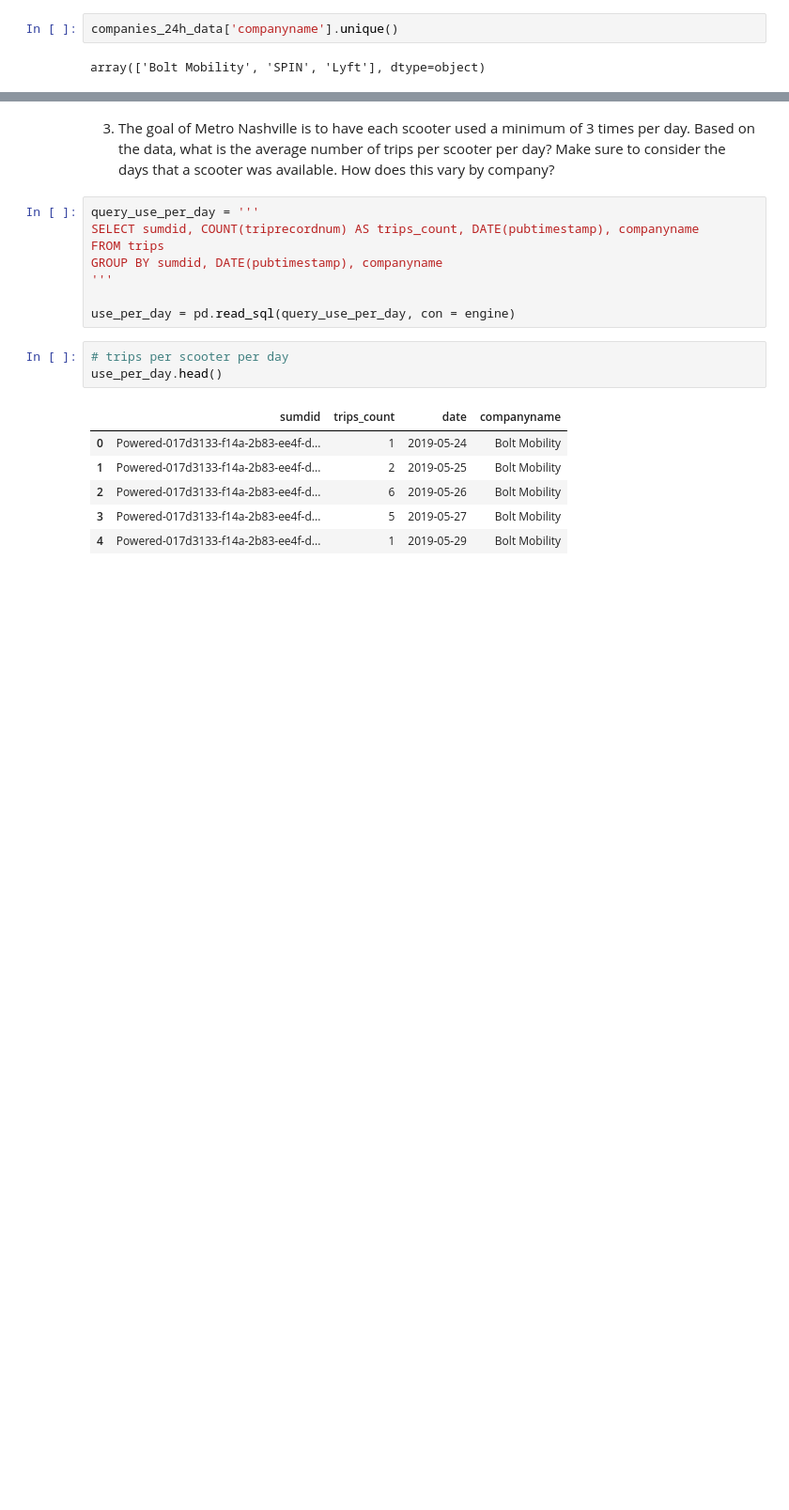
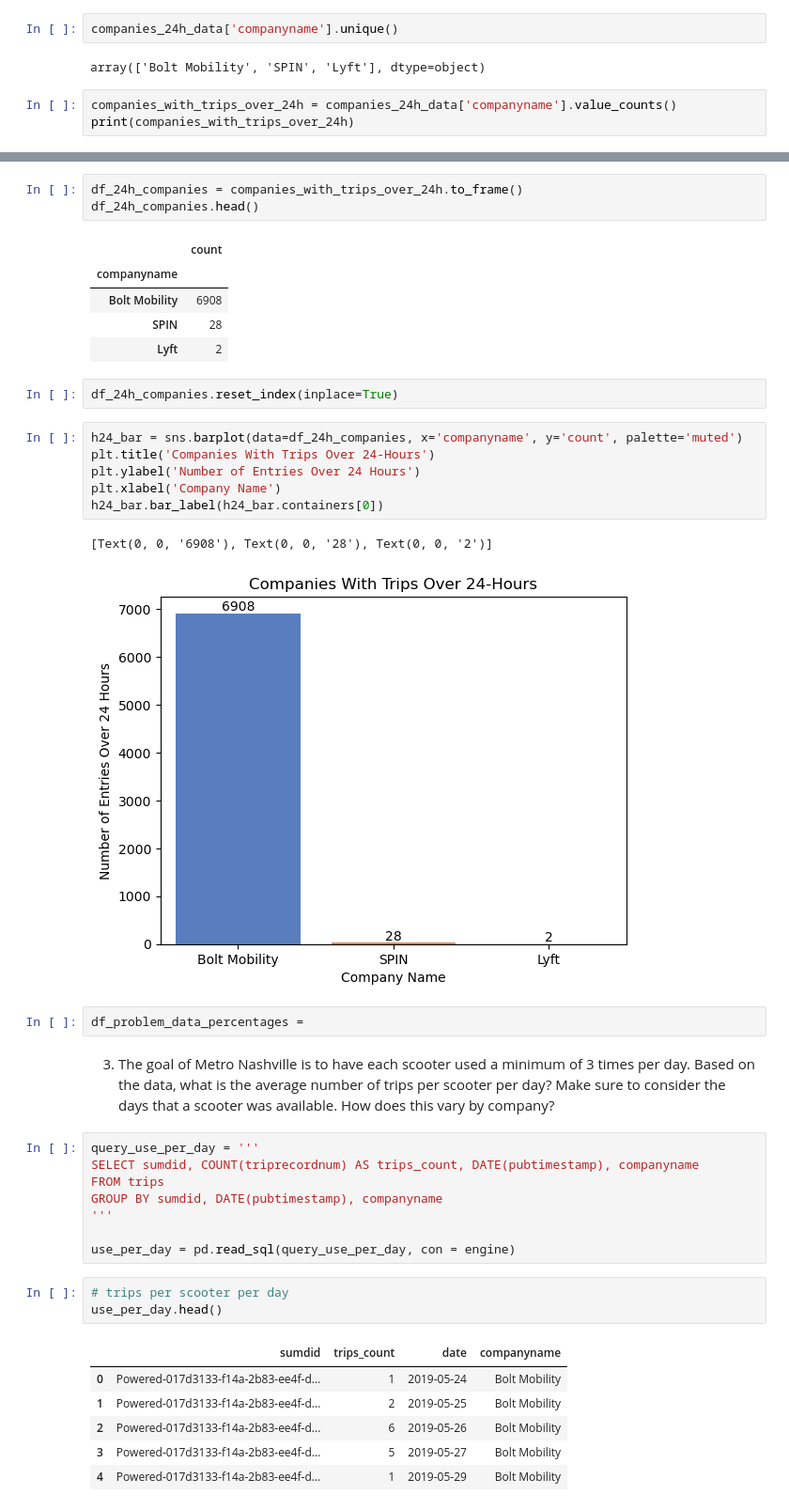
Before and after one commit to NSS-Data-Analytics-Cohort-10/scooters-group-2, a Jupyter notebook: notebooks/scooters_notebook.ipynb, the cells around one changed output, grey strips where cells are left out. Shown: that part at 94% size. Cells and saved outputs as stored; diff of their text form; blank space fills up the shorter version.

```diff
--- a/notebooks/scooters_notebook.ipynb
+++ b/notebooks/scooters_notebook.ipynb
@@ -465,3 +510,6 @@ companies_24h_data = pd.read_sql(query_24h_trip, con = engine)
 companies_24h_data['companyname'].unique()
 # %% [output]
 array(['Bolt Mobility', 'SPIN', 'Lyft'], dtype=object)
+# %%
+companies_with_trips_over_24h = companies_24h_data['companyname'].value_counts()
+print(companies_with_trips_over_24h)
@@ -468,3 +542,25 @@ array(['Bolt Mobility', 'SPIN', 'Lyft'], dtype=object)
+# %%
+df_24h_companies = companies_with_trips_over_24h.to_frame()
+df_24h_companies.head()
+# %% [output]
+|  | count |
+| companyname |  |
+| Bolt Mobility | 6908 |
+| SPIN | 28 |
+| Lyft | 2 |
+# %%
+df_24h_companies.reset_index(inplace=True)
+# %%
+h24_bar = sns.barplot(data=df_24h_companies, x='companyname', y='count', palette='muted')
+plt.title('Companies With Trips Over 24-Hours')
+plt.ylabel('Number of Entries Over 24 Hours')
+plt.xlabel('Company Name')
+h24_bar.bar_label(h24_bar.containers[0])
+# %% [output]
+[Text(0, 0, '6908'), Text(0, 0, '28'), Text(0, 0, '2')]
+[figure, added]
+# %%
+df_problem_data_percentages =
 # %% [markdown]
 3. The goal of Metro Nashville is to have each scooter used a minimum of 3 times per day. Based on the data, what is the average number of trips per scooter per day? Make sure to consider the days that a scooter was available. How does this vary by company?
 # %%
```
Also changed, not shown: parts of 20 cells of this notebook.
